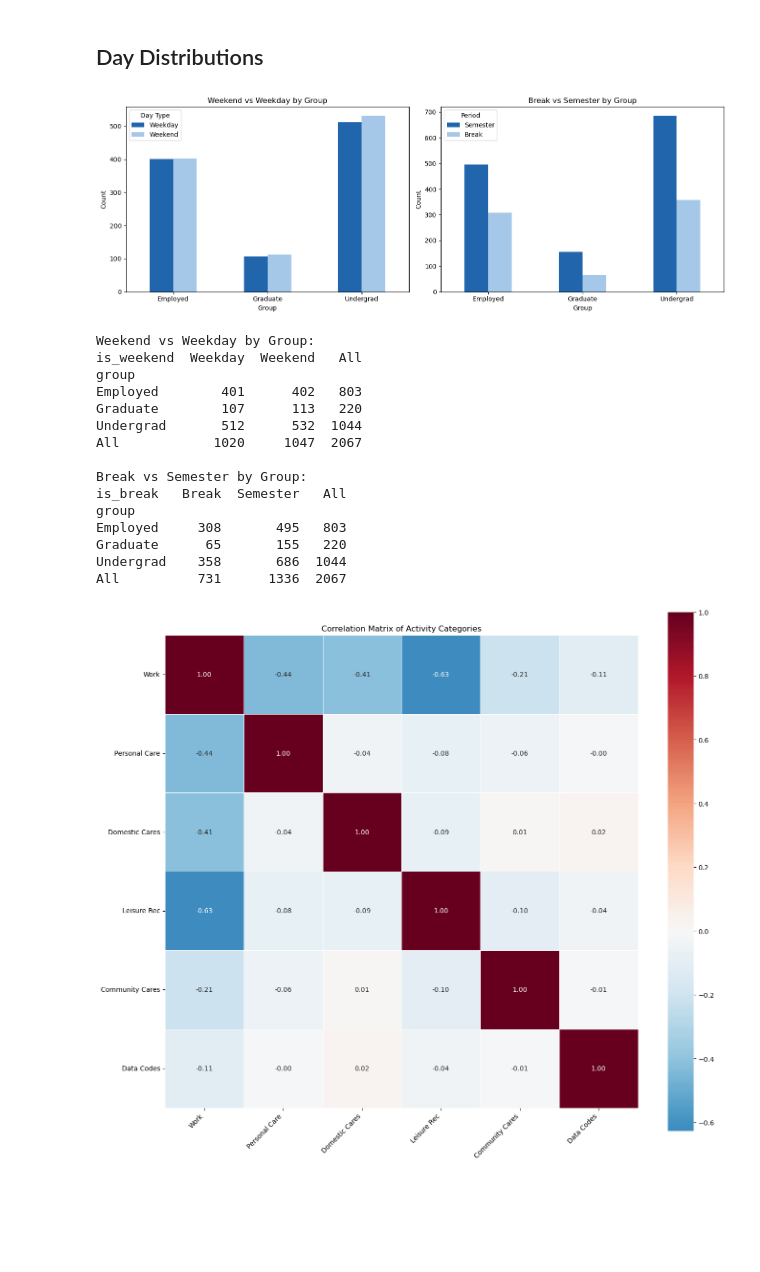
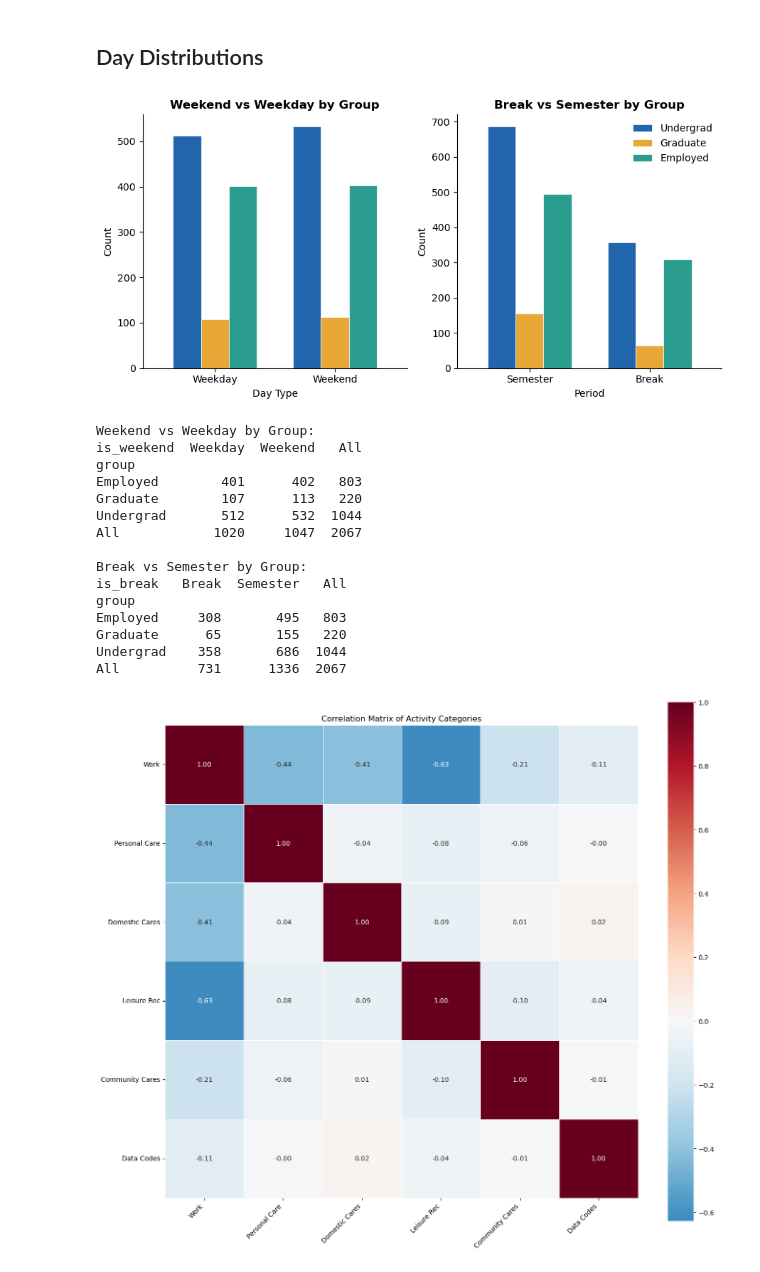
Before and after one commit to alisha-li/ATUS-Analysis, a Jupyter notebook: notebooks/atus_modeling.ipynb, the cells around one changed output. Drawn from its saved outputs; the diff is of its cells as text; code cells hidden in the pictures; blank space fills up the shorter version.

Commit message:
build: more visuals, add readme

```diff
--- a/notebooks/atus_modeling.ipynb
+++ b/notebooks/atus_modeling.ipynb
@@ -393,42 +393,42 @@ import matplotlib.pyplot as plt
 groups = ['Undergrad', 'Graduate', 'Employed']
 colors = ['#2166ac', '#e8a838', '#2a9d8f']  # blue, gold, teal
 
-fig, axes = plt.subplots(1, 2, figsize=(14, 5))
+fig, axes = plt.subplots(1, 2, figsize=(9, 4.5))
 
 # Weekend vs Weekday — x-axis is day type, colors are groups
 weekend_counts = final_df.groupby(['is_weekend', 'group']).size().unstack(fill_value=0)
 weekend_counts.index = ['Weekday', 'Weekend']
 weekend_counts = weekend_counts[groups]  # fix group order
-weekend_counts.plot(kind='bar', ax=axes[0], color=colors, edgecolor='white', linewidth=0.5)
+weekend_counts.plot(kind='bar', ax=axes[0], color=colors, edgecolor='white', linewidth=0.5, width=0.7)
 axes[0].set_title('Weekend vs Weekday by Group', fontweight='bold')
 axes[0].set_xlabel('Day Type')
 axes[0].set_ylabel('Count')
-axes[0].legend(frameon=False)
+axes[0].get_legend().remove()
 axes[0].tick_params(axis='x', rotation=0)
 axes[0].spines[['top', 'right']].set_visible(False)
 
 # Break vs Semester — x-axis is period, colors are groups
 break_counts = final_df.groupby(['is_break', 'group']).size().unstack(fill_value=0)
 break_counts.index = ['Semester', 'Break']
 break_counts = break_counts[groups]
-break_counts.plot(kind='bar', ax=axes[1], color=colors, edgecolor='white', linewidth=0.5)
+break_counts.plot(kind='bar', ax=axes[1], color=colors, edgecolor='white', linewidth=0.5, width=0.7)
 axes[1].set_title('Break vs Semester by Group', fontweight='bold')
 axes[1].set_xlabel('Period')
 axes[1].set_ylabel('Count')
-axes[1].legend(frameon=False)
+axes[1].legend(frameon=False, loc='upper right')
 axes[1].tick_params(axis='x', rotation=0)
 axes[1].spines[['top', 'right']].set_visible(False)
 
 plt.tight_layout()
 plt.show()
 
 # Crosstab summaries
 print('Weekend vs Weekday by Group:')
 print(pd.crosstab(final_df['group'], final_df['is_weekend'].map({0: 'Weekday', 1: 'Weekend'}), margins=True))
 print(f'\nBreak vs Semester by Group:')
 print(pd.crosstab(final_df['group'], final_df['is_break'].map({0: 'Semester', 1: 'Break'}), margins=True))
 # %% [output]
-[figure, old version]
+[figure, new version]
 Weekend vs Weekday by Group:
 is_weekend  Weekday  Weekend   All
 group
```
Also changed, not shown: parts of 10 cells of this notebook, 1 other file.
